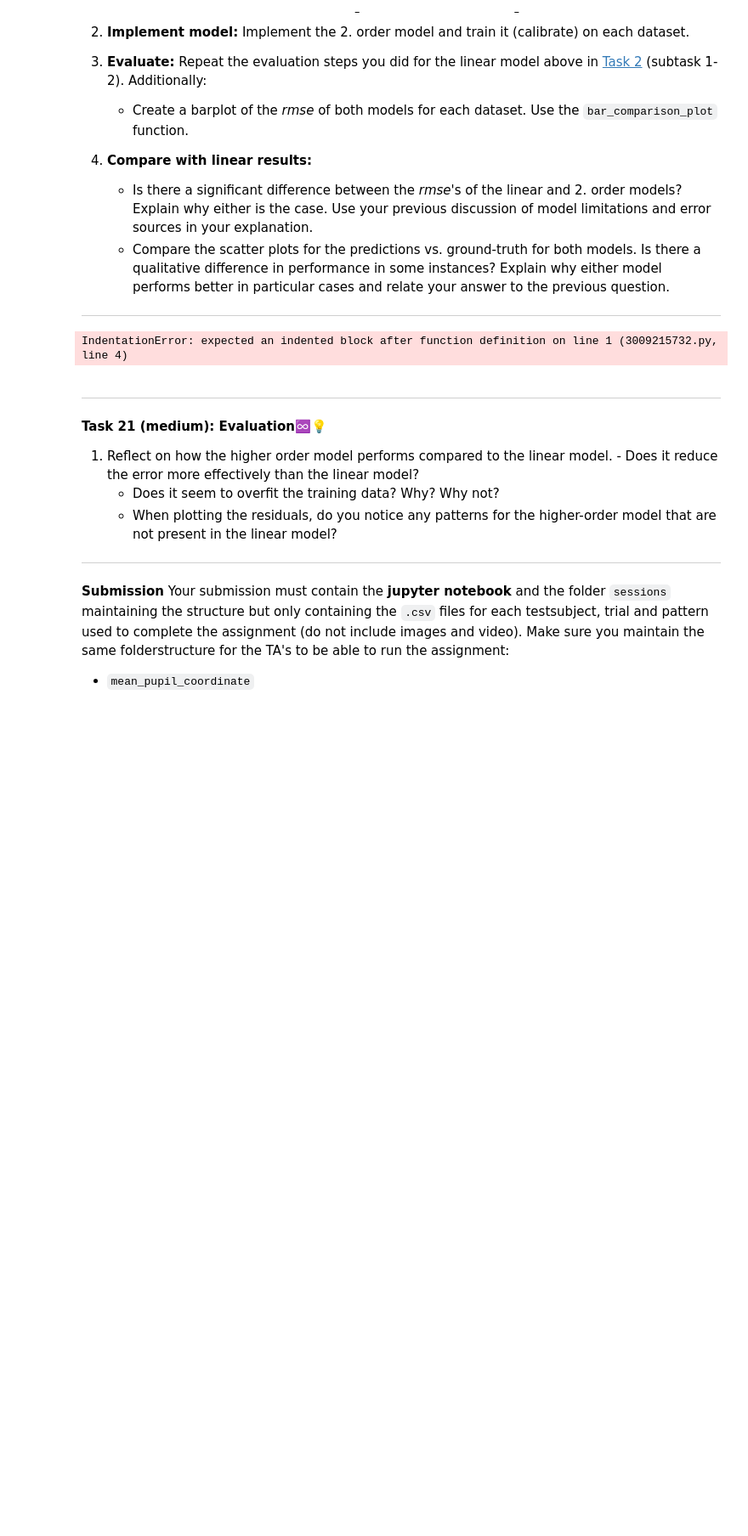
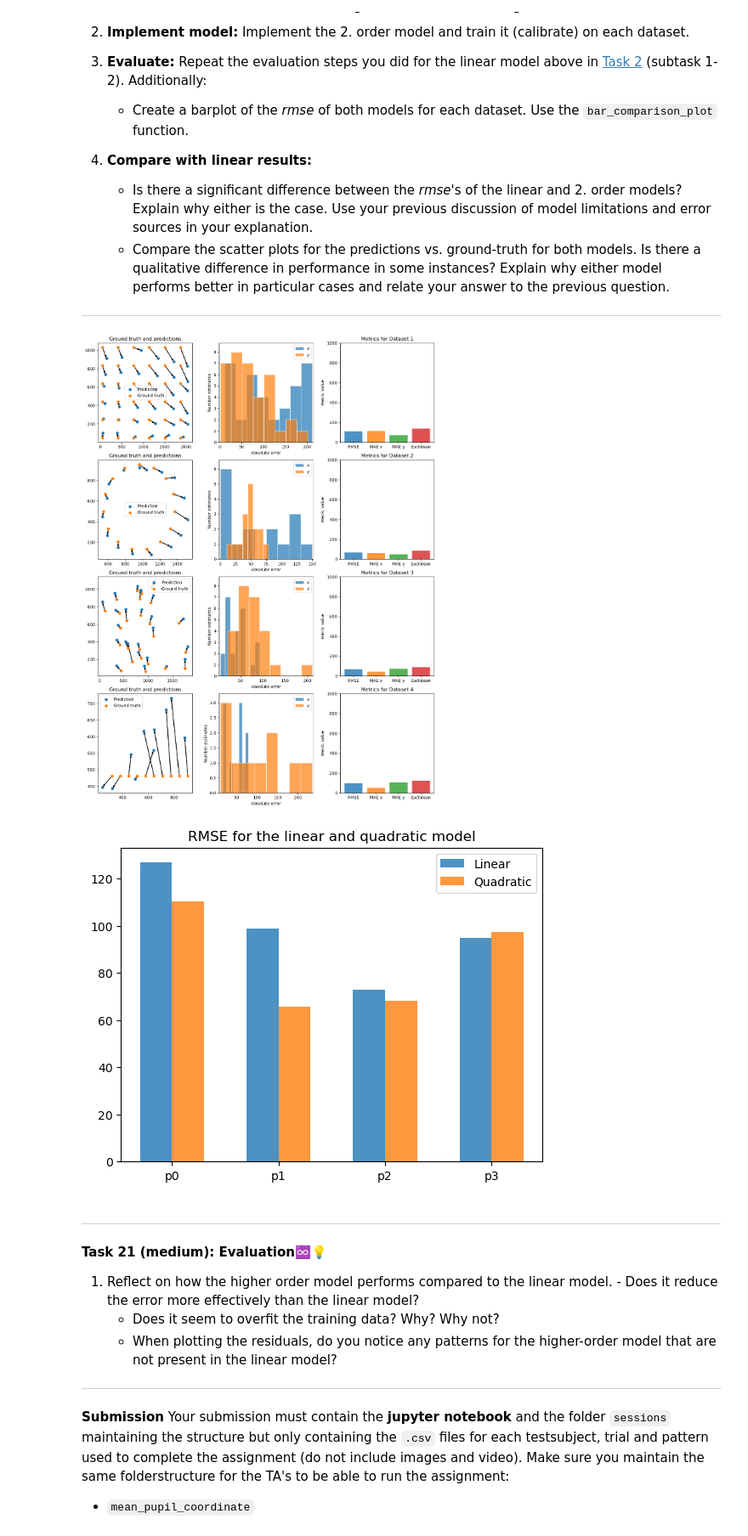
Before and after one commit to AlbertRossJoh/iml_project_2025, a Jupyter notebook: W06/02-gaze.ipynb, the cells around one changed output. Shown at 85% size. Drawn from its saved outputs; the diff is of its cells as text; code cells hidden in the pictures; blank space fills up the shorter version.

```diff
--- a/W06/02-gaze.ipynb
+++ b/W06/02-gaze.ipynb
@@ -822,43 +830,69 @@ D_x = D_y = \begin{bmatrix}
 ---
 # %%
 def get_design_matrix_quad(pupil_positions):
-    # Write your implementation
+    design_rows = [
+        np.array([
+            [1, x, y ,x*y, x**2, y**2, 0, 0, 0, 0, 0, 0],
+            [0, 0, 0, 0, 0, 0, 1, x, y ,x*y, x**2, y**2]
+        ])
+        for x, y in pupil_positions
+    ]
+    return np.vstack(design_rows)
 
 def quad(param, x):
     return param[0] + param[1]*x[0] + param[2]*x[1] + param[3]*x[0]*x[1] + param[4]*x[0]**2 + param[5]*x[1]**2
+
 
 class QuadGaze(GazeModel):
     def calibrate(self, dataset, pupil_training_set, screen_training_set):
         """
         Calibrates the LinearGaze model by fitting two linear regression models for x and y coordinates based
         on the training dataset.
 
         Parameters:
             dataset (dict): The dictionary D containing the training data with two keys:
                 - "pupils_train" (N x 2 numpy array): n samples, 2 features (px, py) representing pupil
                   positions.
                 - "positions_train" (N x 2 numpy array): n samples, 2 features (screen coordinate x, screen coordinates y) representing
                   the true gaze positions being the screen coordinates.
 
         Returns:
             None: Updates the model's parameters (self.model_x, self.model_y) based on
             the least squares solution for x and y positions.
         """
-        # Write your implementation
+        pupil_data = dataset[pupil_training_set]
+        selected_points = np.array(pupil_data)
+        design = get_design_matrix_quad(selected_points)
+
+        screen_coordinates = dataset[screen_training_set]
+        selected_screencoords = np.array(screen_coordinates).reshape(-1, 1)
+
+        weights,_,_,_ = np.linalg.lstsq(design, selected_screencoords)
+        model_x = np.array(weights[:6]).flatten()
+        model_y = np.array(weights[6:12]).flatten()
+        self.model_x = model_x
+        self.model_y = model_y
+
+        return model_x, model_y
 
 
     def predict(self, pupil):
         # Write your implementation
+        return [quad(self.model_x, pupil), quad(self.model_y, pupil)]
 
 
 results_quad = results_for_model(QuadGaze(), D, D, 'pupils_n_train', 'screen_coordinates_train', 'pupils_n_test', 'screen_coordinates_test', 4)
 
 
+# Write your implementation here
+iml_util.plot_results_grid(results_quad, 4)
 
-
-# Write your implementation here
+linear_rmses = [results_linear[i]["rmse"] for i in range(4)]
+quad_rmses   = [results_quad[i]["rmse"] for i in range(4)]
+iml_util.bar_comparison_plot(linear_rmses, quad_rmses)
 # %% [output]
-IndentationError: expected an indented block after function definition on line 1 (3009215732.py, line 4)
+[figure, added]
+[figure, added]
 # %% [markdown]
 
 ---
```
Also changed, not shown: parts of 4 cells of this notebook, 1 other file.
